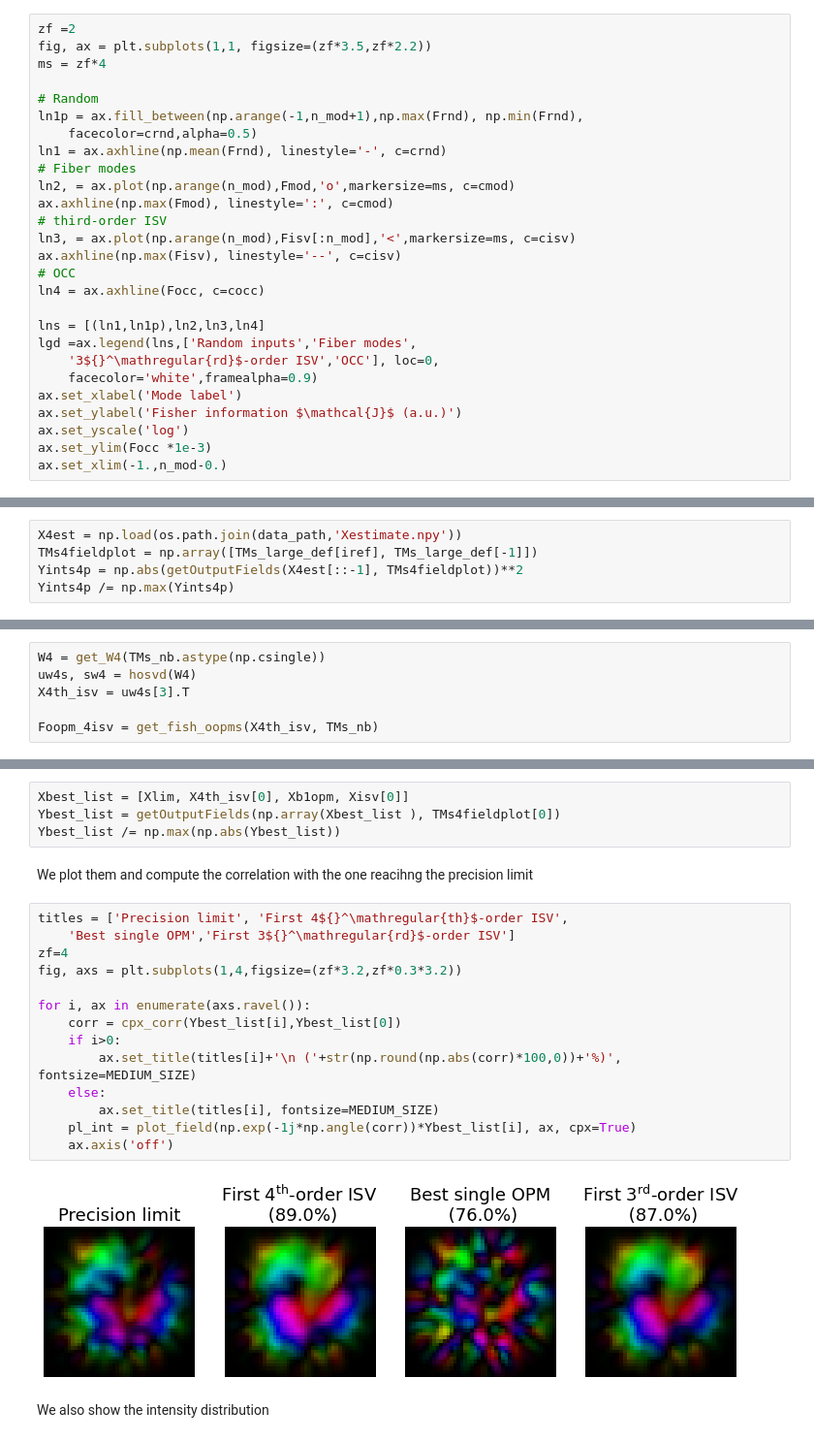
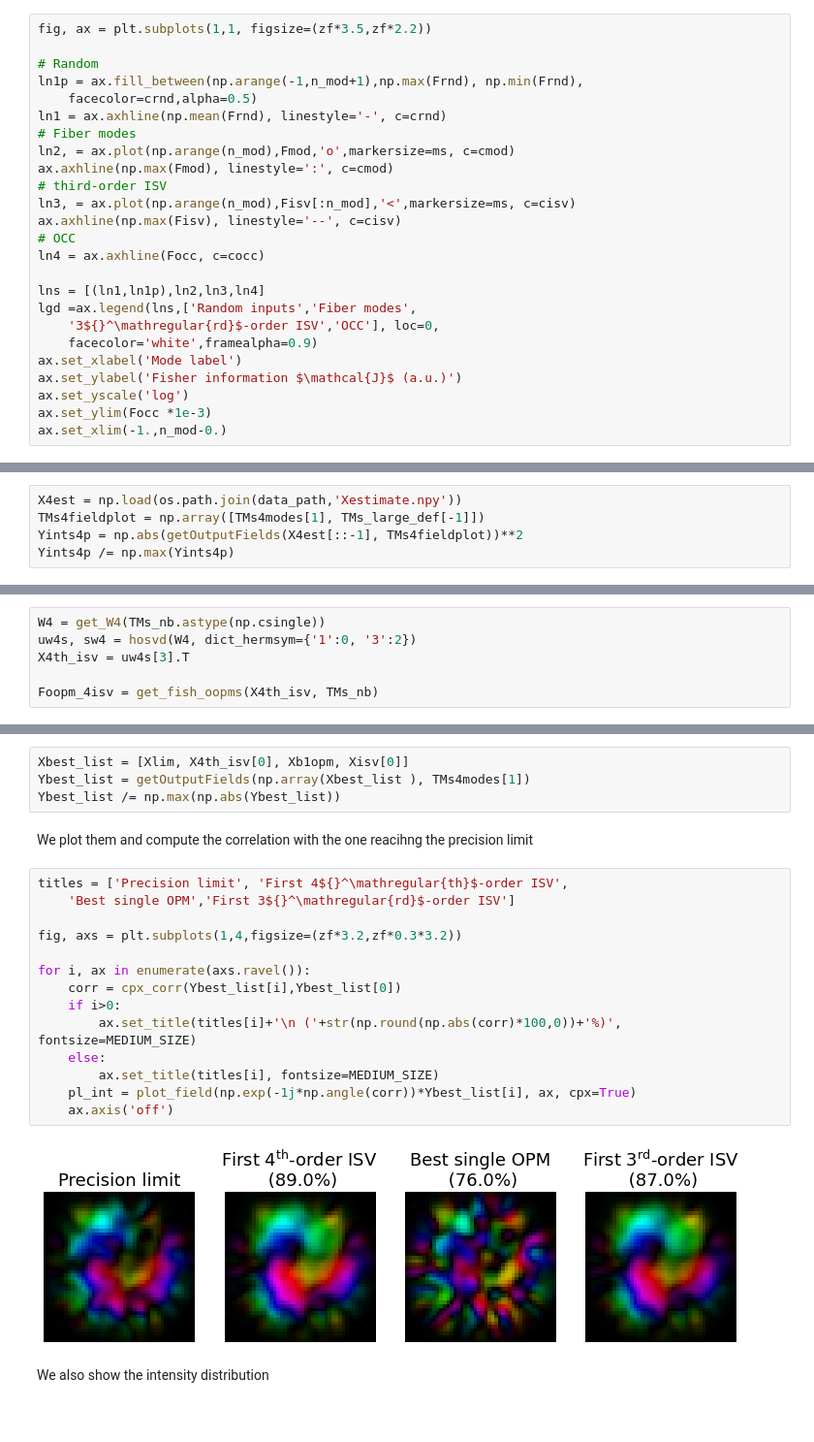
Before and after one commit to rodguti90/Article_PrecisionLimitTensorWFS, a Jupyter notebook: CrashingDisorder.ipynb, the cells around one changed output, grey strips where cells are left out. Shown at 97% size. Saved outputs shown, nothing was run; the diff lists cells and outputs as text.

```diff
--- a/CrashingDisorder.ipynb
+++ b/CrashingDisorder.ipynb
@@ -136,9 +136,7 @@ dz4modes
 # %% [markdown]
 Plot the results
 # %%
-zf =2
 fig, ax = plt.subplots(1,1, figsize=(zf*3.5,zf*2.2))
-ms = zf*4
 
 # Random
 ln1p = ax.fill_between(np.arange(-1,n_mod+1),np.max(Frnd), np.min(Frnd),
@@ -222,7 +217,7 @@ Text(0, 0.5, '$\\sqrt{\\sum_n (\\Delta I_n)^2}  (a.u.)$ ')
 Then we can compare the intensity distributions
 # %%
 X4est = np.load(os.path.join(data_path,'Xestimate.npy'))
-TMs4fieldplot = np.array([TMs_large_def[iref], TMs_large_def[-1]])
+TMs4fieldplot = np.array([TMs4modes[1], TMs_large_def[-1]])
 Yints4p = np.abs(getOutputFields(X4est[::-1], TMs4fieldplot))**2
 Yints4p /= np.max(Yints4p)
 # %%
@@ -413,7 +405,7 @@ Foopm_mod = get_fish_oopms(Xmod, TMs_nb)
 We compute the fourth-order ISVs
 # %%
 W4 = get_W4(TMs_nb.astype(np.csingle))
-uw4s, sw4 = hosvd(W4)
+uw4s, sw4 = hosvd(W4, dict_hermsym={'1':0, '3':2})
 X4th_isv = uw4s[3].T
 
 Foopm_4isv = get_fish_oopms(X4th_isv, TMs_nb)
@@ -483,26 +476,26 @@ ax1.set_ylim(2e4,Flim*1.2)
 First we compute the output fields
 # %%
 Xbest_list = [Xlim, X4th_isv[0], Xb1opm, Xisv[0]]
-Ybest_list = getOutputFields(np.array(Xbest_list ), TMs4fieldplot[0])
+Ybest_list = getOutputFields(np.array(Xbest_list ), TMs4modes[1])
 Ybest_list /= np.max(np.abs(Ybest_list))
 # %% [markdown]
 We plot them and compute the correlation with the one reacihng the precision limit
 # %%
 titles = ['Precision limit', 'First 4${}^\mathregular{th}$-order ISV',
     'Best single OPM','First 3${}^\mathregular{rd}$-order ISV']
-zf=4
+
 fig, axs = plt.subplots(1,4,figsize=(zf*3.2,zf*0.3*3.2))
 
 for i, ax in enumerate(axs.ravel()):
     corr = cpx_corr(Ybest_list[i],Ybest_list[0])
     if i>0:
         ax.set_title(titles[i]+'\n ('+str(np.round(np.abs(corr)*100,0))+'%)', fontsize=MEDIUM_SIZE)
     else:
         ax.set_title(titles[i], fontsize=MEDIUM_SIZE)
     pl_int = plot_field(np.exp(-1j*np.angle(corr))*Ybest_list[i], ax, cpx=True)
     ax.axis('off')
 # %% [output]
-[figure, old version]
+[figure, new version]
 # %% [markdown]
 We also show the intensity distribution
 # %%
```
Also changed, not shown: parts of 9 cells of this notebook.
